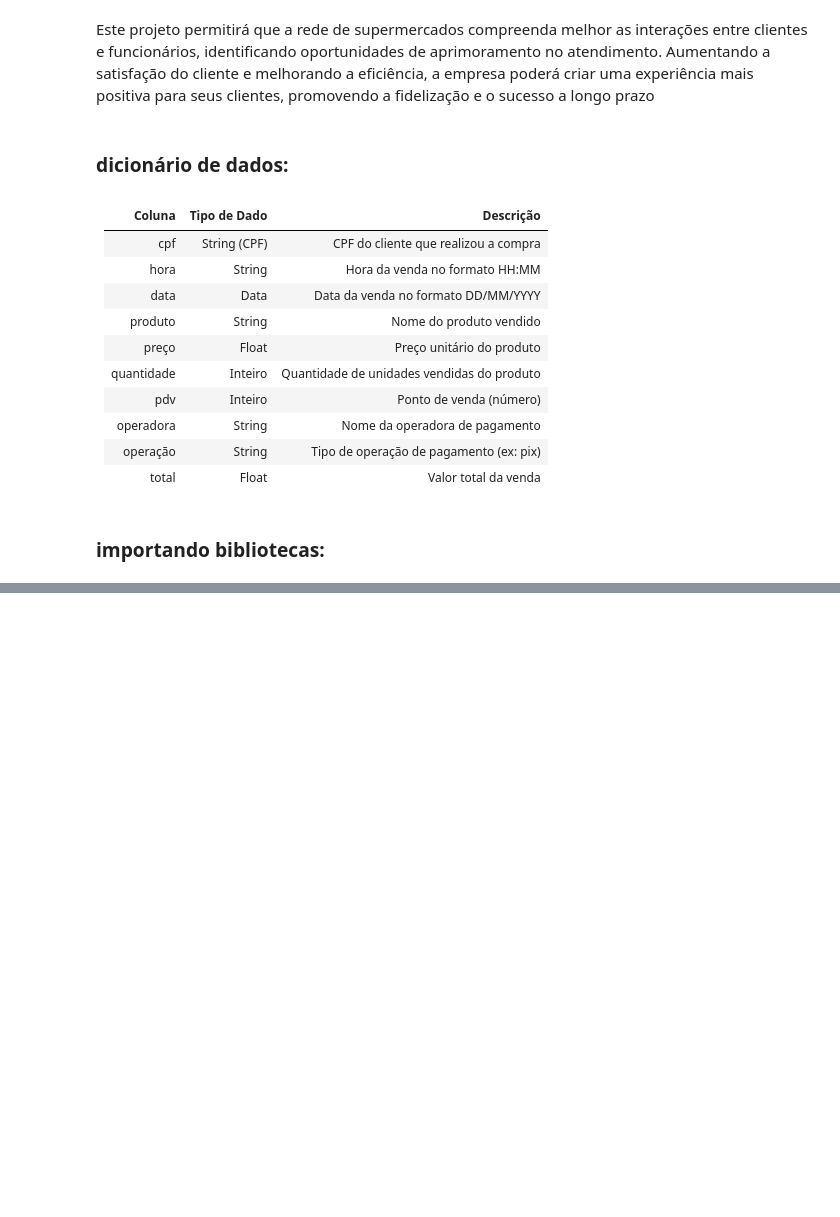
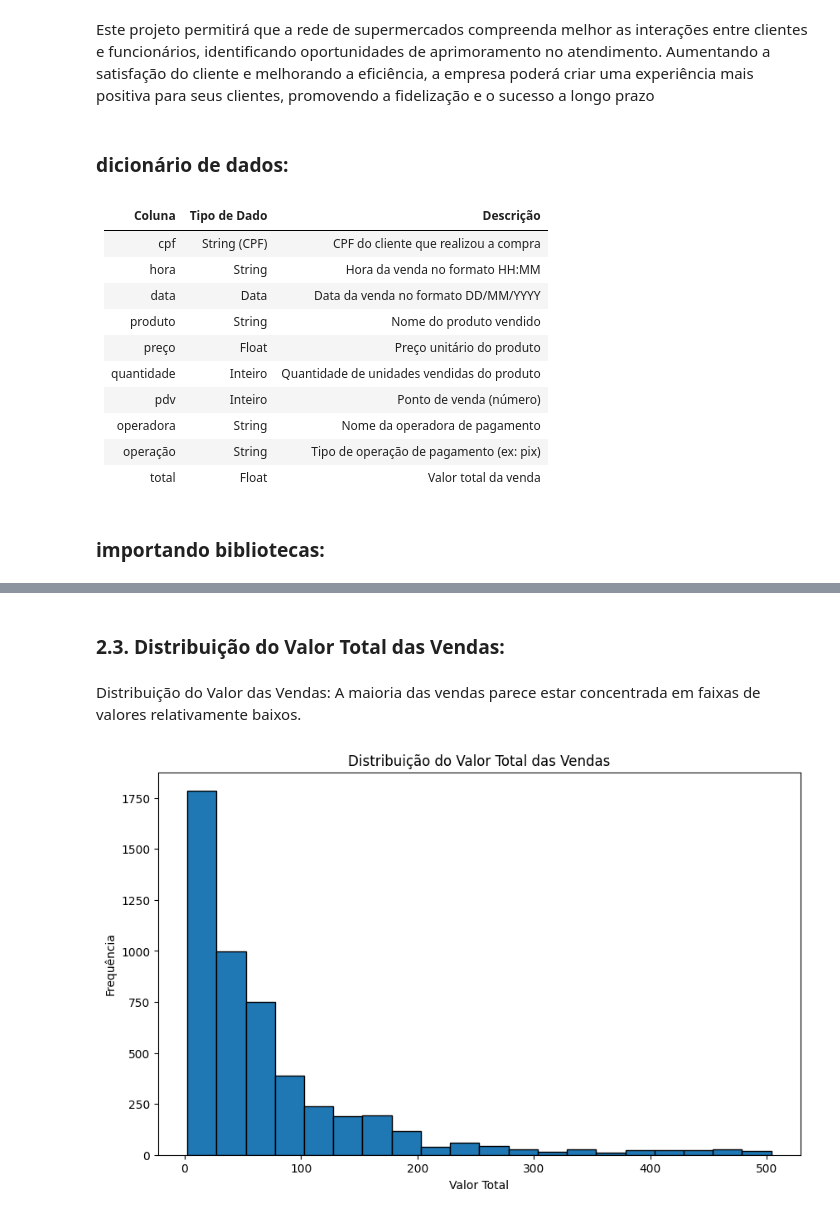
Before and after one commit to Jandersolutions/super_mercado, a Jupyter notebook: notebooks/projeto.ipynb, the cells around one changed output, grey strips where cells are left out. Drawn from its saved outputs; the diff is of its cells as text; code cells hidden in the pictures; blank space fills up the shorter version.

```diff
--- a/notebooks/projeto.ipynb
+++ b/notebooks/projeto.ipynb
@@ -60,0 +96,13 @@ df = pd.read_csv("../data/interim/venda.csv")
+# %% [markdown]
+### 2.3. Distribuição do Valor Total das Vendas:
+# %% [markdown]
+Distribuição do Valor das Vendas: A maioria das vendas parece estar concentrada em faixas de valores relativamente baixos.
+# %%
+plt.figure(figsize=(10, 6))
+df['total'].plot(kind='hist', bins=20, edgecolor='black')
+plt.title('Distribuição do Valor Total das Vendas')
+plt.xlabel('Valor Total')
+plt.ylabel('Frequência')
+plt.show()
+# %% [output]
+[figure, added]
```
Also changed, not shown: parts of 15 cells of this notebook.
